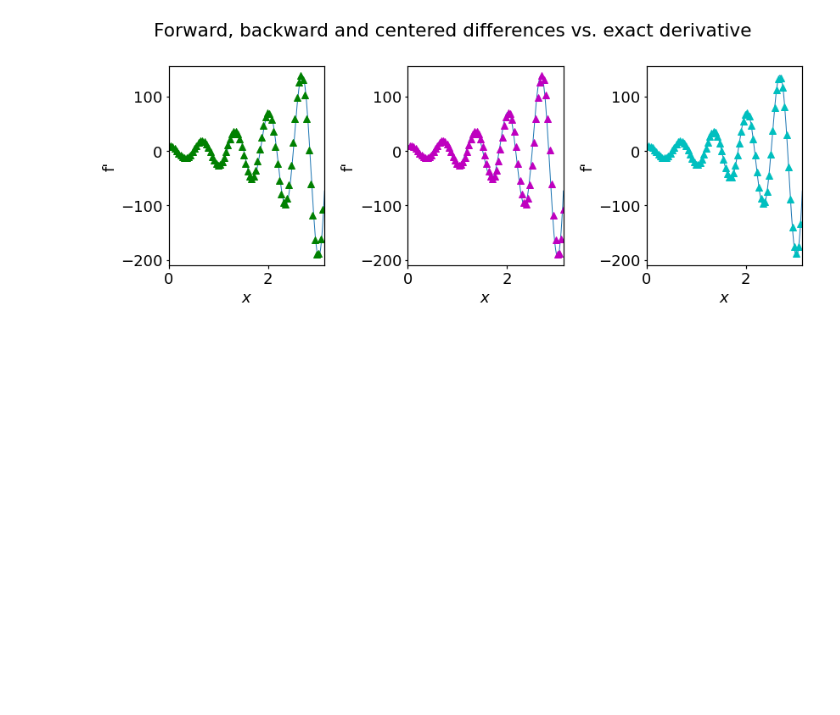
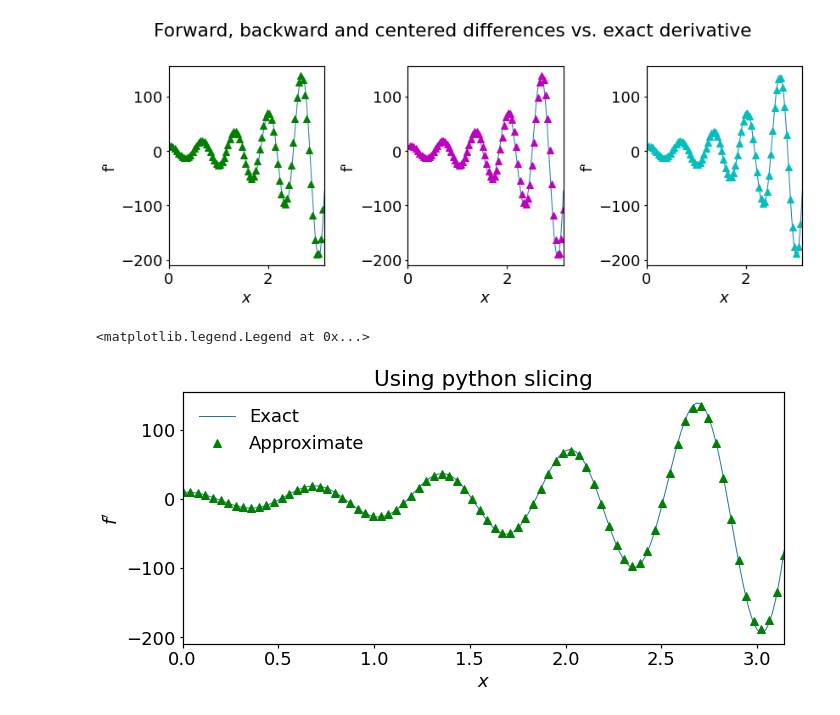
Before and after one commit to shauryasachdev/self_tutorials, a Jupyter notebook: tutorial_6.ipynb, the cells around one changed output. Drawn from its saved outputs; the diff is of its cells as text; code cells hidden in the pictures; blank space fills up the shorter version.

Commit message:
more on finite differences

```diff
--- a/tutorial_6.ipynb
+++ b/tutorial_6.ipynb
@@ -70,3 +70,42 @@ ax[2].plot(x_c[1:nx-1],df_centered[1:nx-1],'^c')
 # %% [output]
 [<matplotlib.lines.Line2D at 0x...>]
 [figure]
+# %%
+# exact derivative
+
+nx = 200                  # no. of grid points for fine grid for exact solution
+lx = np.pi                # length of the grid
+
+x = np.linspace(0,lx,nx)  # coordinates of the grid
+
+dfdx = np.exp(x)*((np.sin(3*np.pi*x)) + 3*np.pi*np.cos(3*np.pi*x))
+# %%
+# approximation using finite difference
+
+nx = 80          # number of coarse grid points
+lx = np.pi       # length of the grid
+dx = lx/(nx-1)   # grid spacing (for nx grid points, there are (nx-1) grid spacings)
+
+x_c = np.linspace(0,lx,nx)              # coordinates in the grid
+f_c = np.exp(x_c)*np.sin(3*np.pi*x_c)   # function at the coordinates of the grid
+
+df_2 = np.empty(nx)
+
+df_2[0] = ((-3./2)*f_c[0] + 2*f_c[1] - (1./2)*f_c[2]) / dx
+df_2[-1] = ((3./2)*f_c[-1] - 2*f_c[-2] + (1/2)*f_c[-3]) / dx
+df_2[1:-1] = (f_c[2:] - f_c[:-2]) / (2*dx)  # solution using python slicing
+# %%
+fig, ax = plt.subplots(figsize=(10,5))
+
+ax.set_xlim(min(x[0],x_c[0]), max(x[-1],x_c[-1]))
+
+ax.plot(x,dfdx, label='Exact')
+ax.plot(x_c,df_2, '^g', label='Approximate')
+
+ax.set_xlabel('$x$')
+ax.set_ylabel("$f'$")
+ax.set_title('Using python slicing')
+ax.legend(loc='upper left')
+# %% [output]
+<matplotlib.legend.Legend at 0x...>
+[figure, added]
```
Also changed, not shown: parts of 3 cells of this notebook.
